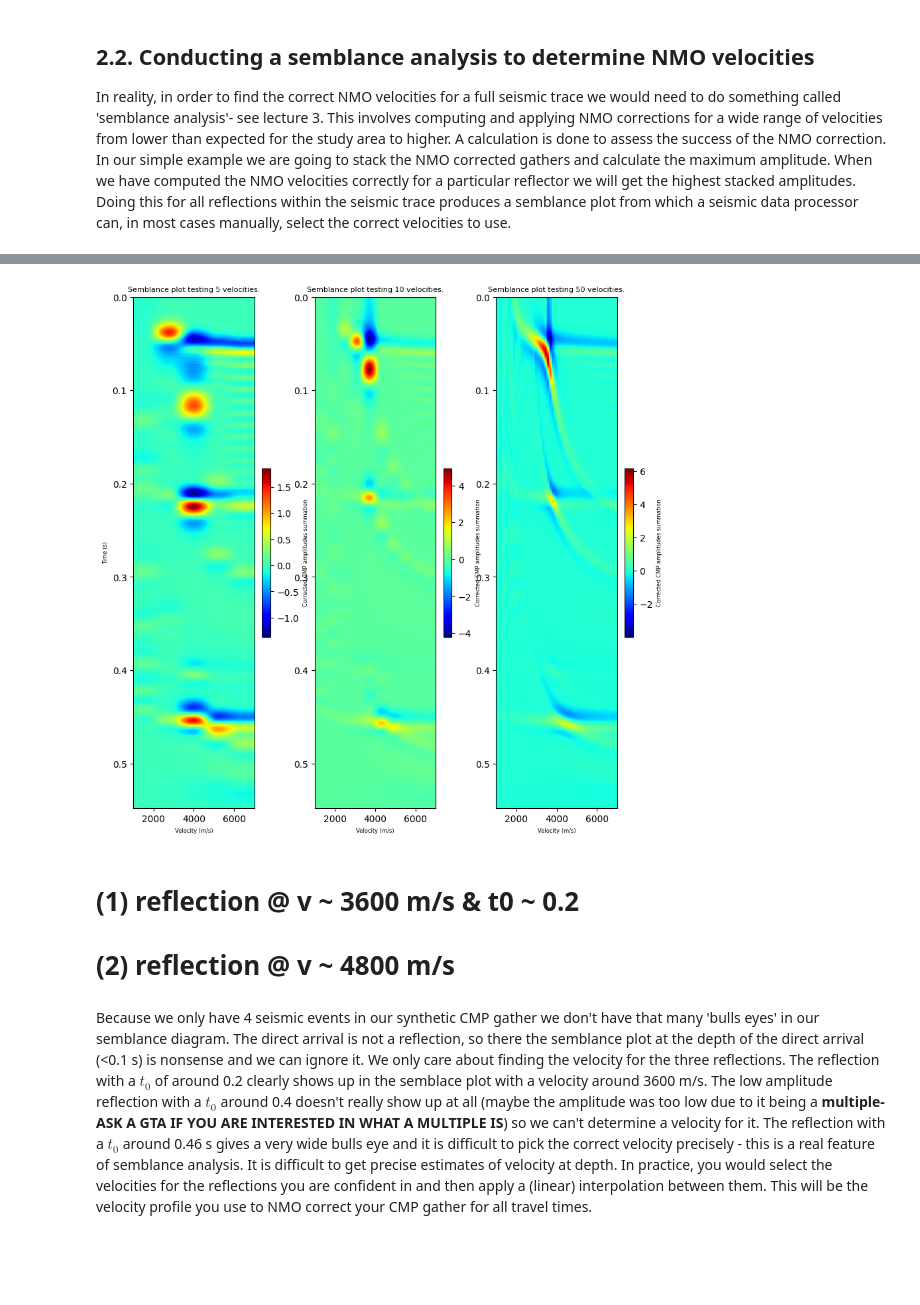
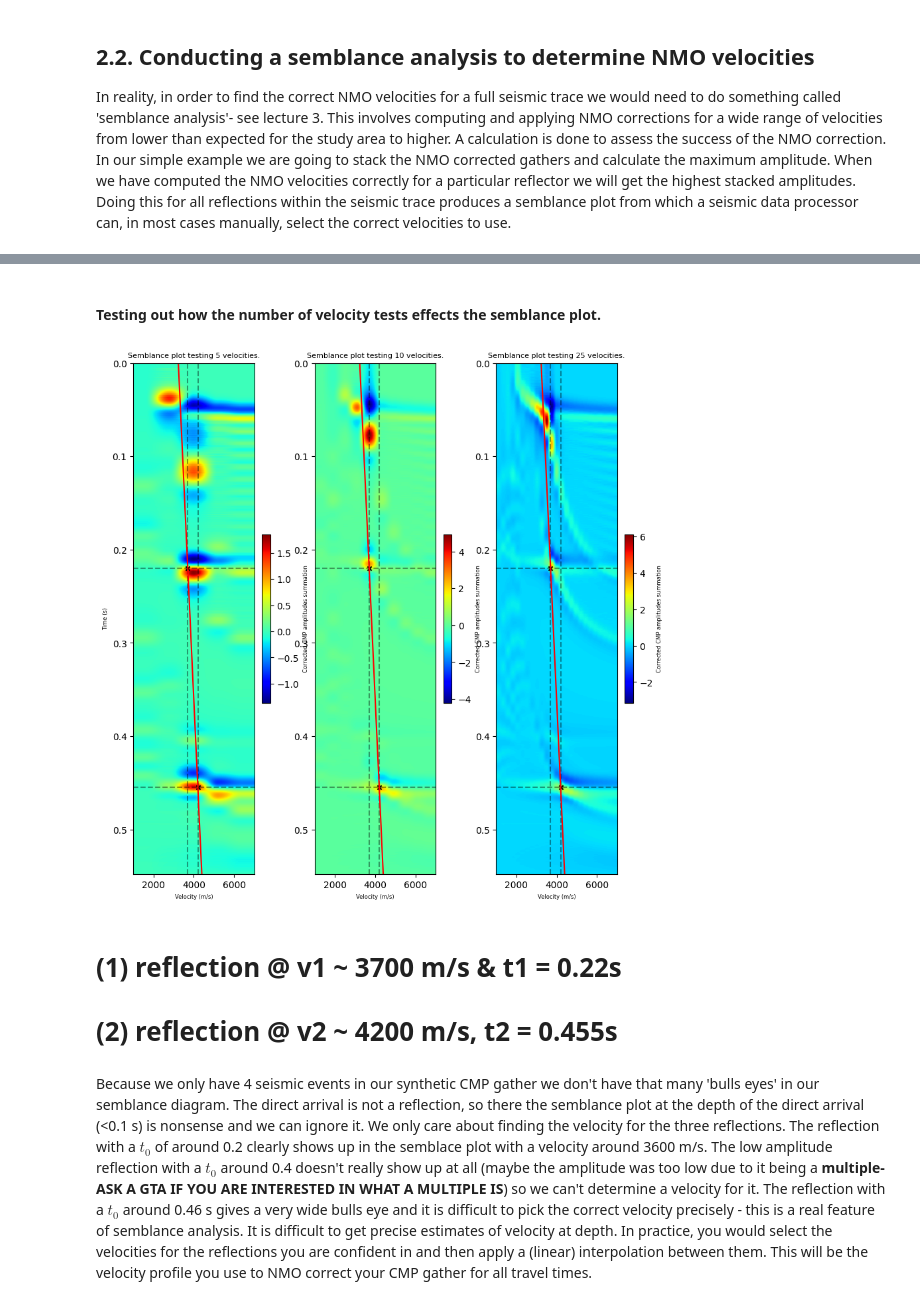
Before and after one commit to edsml-ds423/edsml-environmental-data, a Jupyter notebook: seismic_materials/Exercises/Day1/Ex2.ipynb, the cells around one changed output, grey strips where cells are left out. Cells and saved outputs as stored; diff of their text form; code cells hidden in the pictures; blank space fills up the shorter version.

```diff
--- a/seismic_materials/Exercises/Day1/Ex2.ipynb
+++ b/seismic_materials/Exercises/Day1/Ex2.ipynb
@@ -244,0 +263,10 @@ fig.colorbar(obj, ax=ax, shrink=1).set_label(label = 'Corrected CMP amplitudes s
+# %%
+# lets interpolate between the two points and extend it.
+
+x1, y1 = 0.22, 3700
+x2, y2 = 0.455, 4200
+
+m = (y2 - y1) / (x2 - x1)
+C = y1 - m*x1
+
+m, C
@@ -244,0 +275,8 @@ fig.colorbar(obj, ax=ax, shrink=1).set_label(label = 'Corrected CMP amplitudes s
+# %%
+# lets interpolate points on that line
+def interpolate(m: float, C: float, X: np.array):
+    return m*X + C
+
+
+interp_v = interpolate(m=m, C=C, X=time_axis)
+interp_v
@@ -245,35 +330,52 @@ fig.colorbar(obj, ax=ax, shrink=1).set_label(label = 'Corrected CMP amplitudes s
+# %% [markdown]
+#### Testing out how the number of velocity tests effects the semblance plot.
 # %%
 ncols = 3
 fig, axs = plt.subplots(1, ncols=ncols, figsize=(10,10))
-intervals = [5, 10, 50] #, 10, 20, 50]  # number of velocities to be tested (semblance plot horizontal resolution)
+intervals = [5, 10, 25] #, 10, 20, 50]  # number of velocities to be tested (semblance plot horizontal resolution)
 for c in range(ncols):
     V = np.linspace(1000, 7000, intervals[c]) # V testing range: [minimum velocity, maximum velocity, number of intervals/steps]
 
     amplitudes = seis.semblance(vs=V,
                                 cmp=cmp,
                                 dt=dt,
                                 offsets=offsets,
                                 ts=time_axis)
 
     obj = axs[c].imshow(X=np.swapaxes(amplitudes, 0, 1),
                         extent=[np.min(V), np.max(V), np.max(time_axis), 0],
                         aspect="auto",
                         cmap='jet')
 
     axs[c].set_title(f'Semblance plot testing {len(V)} velocities.', fontsize=8)
     axs[c].set_xlabel('Velocity (m/s)', fontsize=6)
+
+    # adding high amplitudes
+    axs[c].axhline(y=0.22, color='black', alpha=0.4, linestyle='dashed')
+    axs[c].axhline(y=0.455, color='black', alpha=0.4, linestyle='dashed')
+    axs[c].axvline(x=3700, color='black', alpha=0.4, linestyle='dashed')
+    axs[c].axvline(x=4200, color='black', alpha=0.4, linestyle='dashed')
+
+    # interpolated velocities
+    axs[c].plot(interp_v, time_axis, 'r-')
+
+    axs[c].scatter([3700, 4200], [0.22, 0.455], c='black', s=20, marker='x')
+
+
+
+
     fig.colorbar(obj, ax=axs[c], shrink=0.33).set_label(label = 'Corrected CMP amplitudes summation', size=6)
 
     if c == 0:
         axs[c].set_ylabel('Time (s)', fontsize=6)
 
 fig.show()
 # %% [output]
-[figure, old version]
+[figure, new version]
 # %% [markdown]
-# (1) reflection @ v ~ 3600 m/s & t0 ~ 0.2
+# (1) reflection @ v1 ~ 3700 m/s & t1 = 0.22s
 
-# (2) reflection @ v ~ 4800 m/s
+# (2) reflection @ v2 ~ 4200 m/s, t2 = 0.455s
 # %% [markdown]
 Because we only have 4 seismic events in our synthetic CMP gather we don't have that many 'bulls eyes' in our semblance diagram. The direct arrival is not a reflection, so there the semblance plot at the depth of the direct arrival (<0.1 s) is nonsense and we can ignore it. We only care about finding the velocity for the three reflections. The reflection with a $t_0$ of around 0.2 clearly shows up in the semblace plot with a velocity around 3600 m/s. The low amplitude reflection with a $t_0$ around 0.4 doesn't really show up at all (maybe the amplitude was too low due to it being a **multiple- ASK A GTA IF YOU ARE INTERESTED IN WHAT A MULTIPLE IS**) so we can't determine a velocity for it. The reflection with a $t_0$ around 0.46 s gives a very wide bulls eye and it is difficult to pick the correct velocity precisely - this is a real feature of semblance analysis. It is difficult to get precise estimates of velocity at depth. In practice, you would select the velocities for the reflections you are confident in and then apply a (linear) interpolation between them. This will be the velocity profile you use to NMO correct your CMP gather for all travel times.
 # %% [markdown]
```
Also changed, not shown: parts of 12 cells of this notebook.
